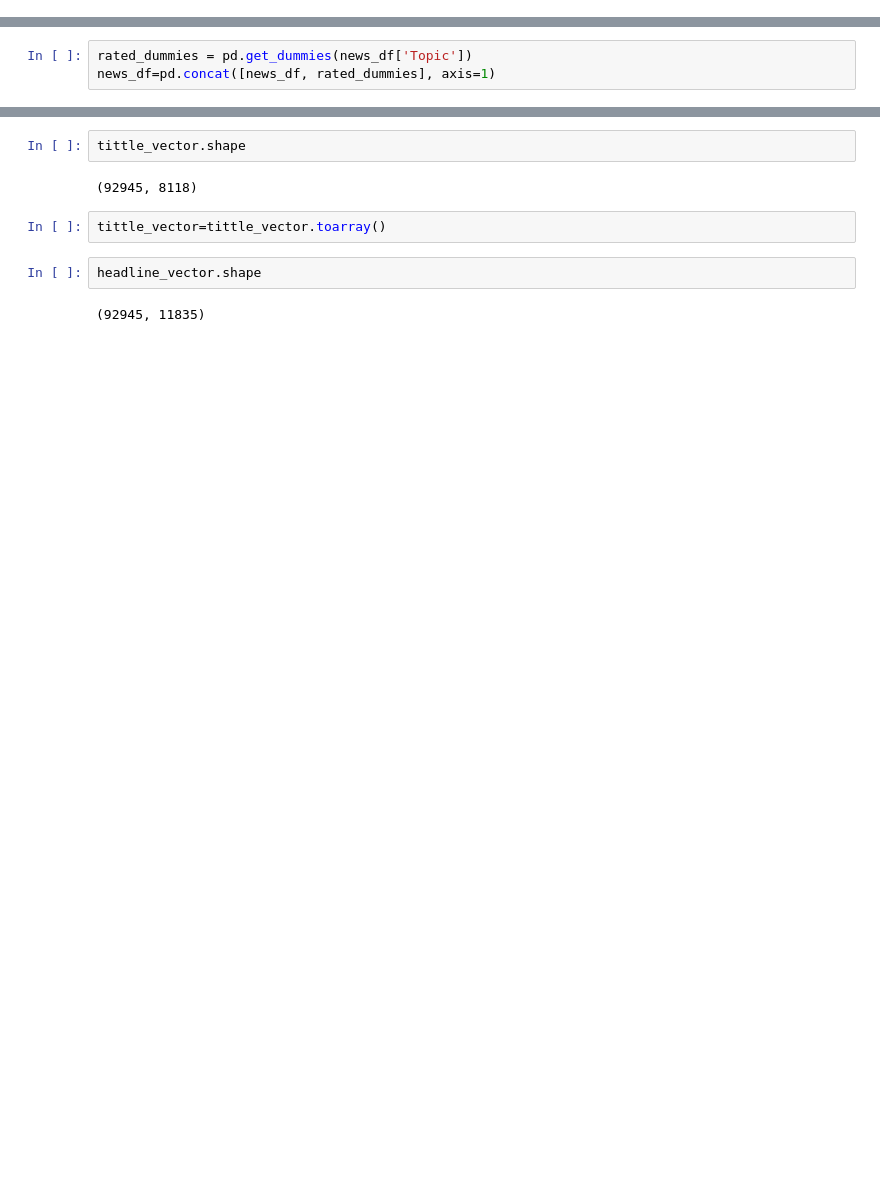
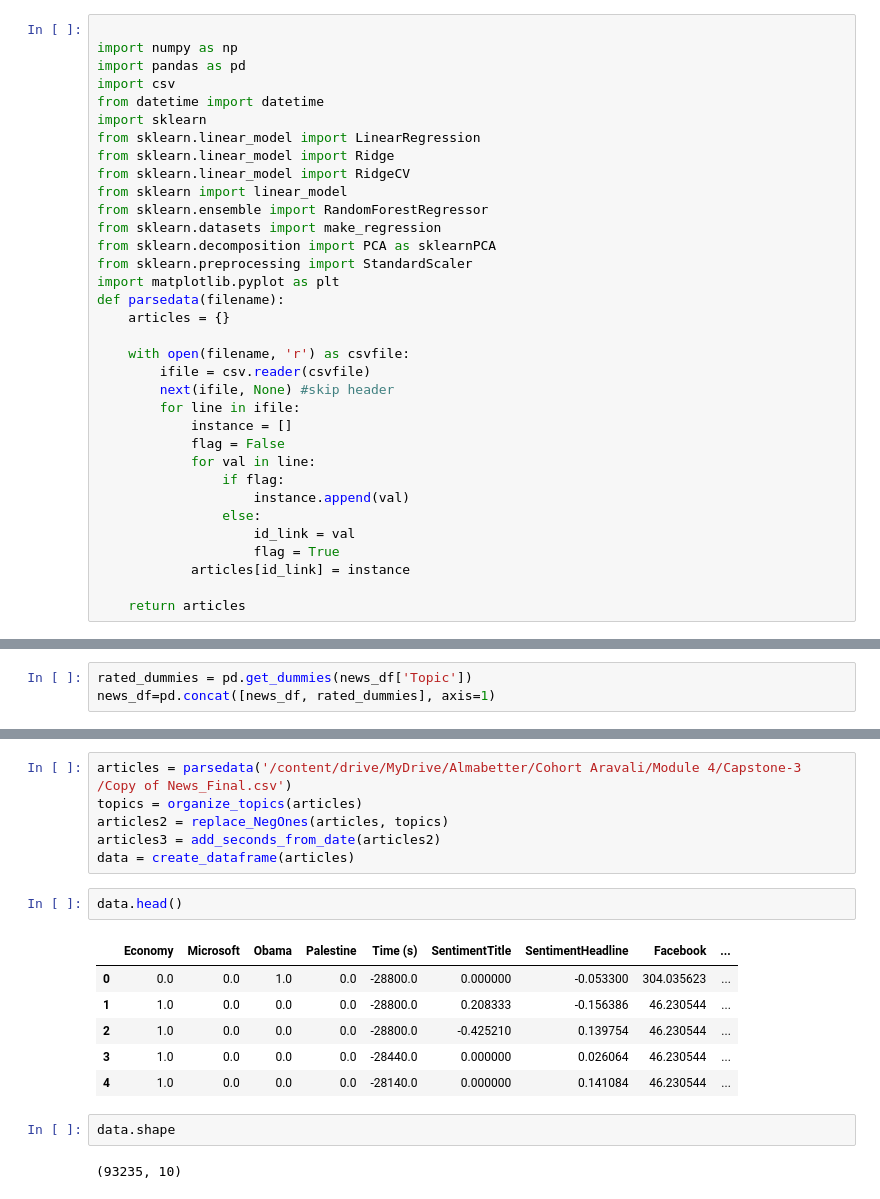
Before and after one commit to chinu1997/Capstone3-Team3, a Jupyter notebook: Chinmaya_Devprasad_team_4_of_News_Popularity_Prediction_in_Social_Media_Capstone_Project.ipynb, the cells around one changed output, grey strips where cells are left out. Saved outputs shown, nothing was run; the diff lists cells and outputs as text; blank space fills up the shorter version.

```diff
--- a/Chinmaya_Devprasad_team_4_of_News_Popularity_Prediction_in_Social_Media_Capstone_Project.ipynb
+++ b/Chinmaya_Devprasad_team_4_of_News_Popularity_Prediction_in_Social_Media_Capstone_Project.ipynb
@@ -158,0 +193,34 @@ news_df.head(2)
+# %%
+
+import numpy as np
+import pandas as pd
+import csv
+from datetime import datetime
+import sklearn
+from sklearn.linear_model import LinearRegression
+from sklearn.linear_model import Ridge
+from sklearn.linear_model import RidgeCV
+from sklearn import linear_model
+from sklearn.ensemble import RandomForestRegressor
+from sklearn.datasets import make_regression
+from sklearn.decomposition import PCA as sklearnPCA
+from sklearn.preprocessing import StandardScaler
+import matplotlib.pyplot as plt
+def parsedata(filename):
+    articles = {}
+
+    with open(filename, 'r') as csvfile:
+        ifile = csv.reader(csvfile)
+        next(ifile, None) #skip header
+        for line in ifile:
+            instance = []
+            flag = False
+            for val in line:
+                if flag:
+                    instance.append(val)
+                else:
+                    id_link = val
+                    flag = True
+            articles[id_link] = instance
+
+    return articles
@@ -170,10 +359,19 @@ headline_vector=vectorize.fit_transform(news_df['tokenize_headline'])
+# %%
+articles = parsedata('/content/drive/MyDrive/Almabetter/Cohort Aravali/Module 4/Capstone-3 /Copy of News_Final.csv')
+topics = organize_topics(articles)
+articles2 = replace_NegOnes(articles, topics)
+articles3 = add_seconds_from_date(articles2)
+data = create_dataframe(articles)
+# %%
+data.head()
+# %% [output]
+|  | Economy | Microsoft | Obama | Palestine | Time (s) | SentimentTitle | SentimentHeadline | Facebook | ... |
+| 0 | 0.0 | 0.0 | 1.0 | 0.0 | -28800.0 | 0.000000 | -0.053300 | 304.035623 | ... |
+| 1 | 1.0 | 0.0 | 0.0 | 0.0 | -28800.0 | 0.208333 | -0.156386 | 46.230544 | ... |
+| 2 | 1.0 | 0.0 | 0.0 | 0.0 | -28800.0 | -0.425210 | 0.139754 | 46.230544 | ... |
+| 3 | 1.0 | 0.0 | 0.0 | 0.0 | -28440.0 | 0.000000 | 0.026064 | 46.230544 | ... |
+| 4 | 1.0 | 0.0 | 0.0 | 0.0 | -28140.0 | 0.000000 | 0.141084 | 46.230544 | ... |
 # %%
-tittle_vector.shape
+data.shape
 # %% [output]
-(92945, 8118)
+(93235, 10)
-# %%
-tittle_vector=tittle_vector.toarray()
-# %%
-headline_vector.shape
-# %% [output]
-(92945, 11835)
```
Also changed, not shown: parts of 21 cells of this notebook.
